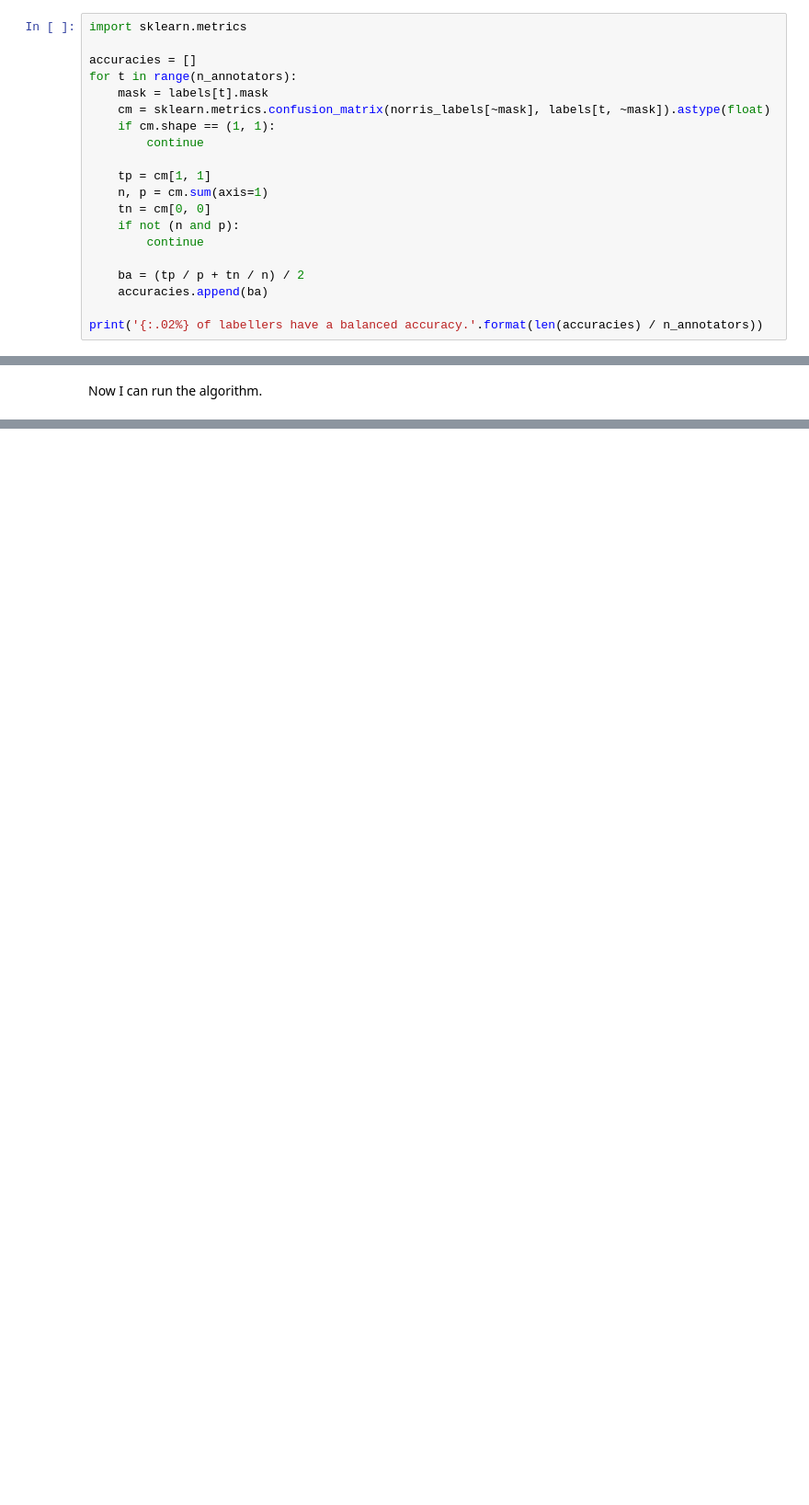
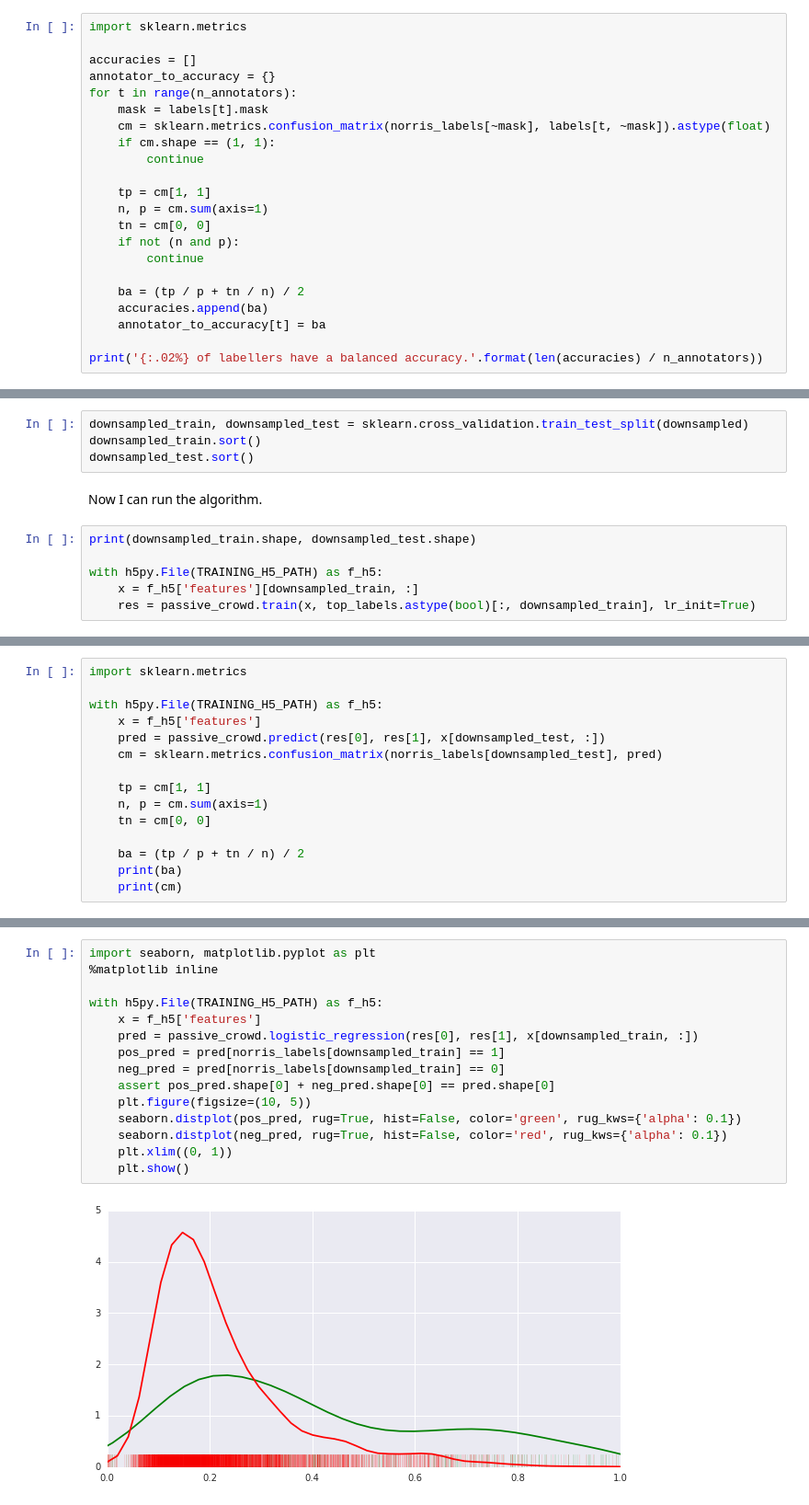
Before and after one commit to chengsoonong/crowdastro, a Jupyter notebook: notebooks/50_yan_rgz.ipynb, the cells around one changed output, grey strips where cells are left out. Shown at 92% size. Cells and saved outputs as stored; diff of their text form; blank space fills up the shorter version.

```diff
--- a/notebooks/50_yan_rgz.ipynb
+++ b/notebooks/50_yan_rgz.ipynb
@@ -118,6 +121,7 @@ What is the distribution of balanced accuracies for each annotator? Can we estim
 import sklearn.metrics
 
 accuracies = []
+annotator_to_accuracy = {}
 for t in range(n_annotators):
     mask = labels[t].mask
     cm = sklearn.metrics.confusion_matrix(norris_labels[~mask], labels[t, ~mask]).astype(float)
@@ -132,6 +136,7 @@ for t in range(n_annotators):
 
     ba = (tp / p + tn / n) / 2
     accuracies.append(ba)
+    annotator_to_accuracy[t] = ba
 
 print('{:.02%} of labellers have a balanced accuracy.'.format(len(accuracies) / n_annotators))
 # %% [output]
@@ -162,5 +217,15 @@ assert negatives.shape == non_negatives.shape
 
 downsampled = numpy.hstack([non_negatives, negatives])
 downsampled.sort()
+# %%
+downsampled_train, downsampled_test = sklearn.cross_validation.train_test_split(downsampled)
+downsampled_train.sort()
+downsampled_test.sort()
 # %% [markdown]
 Now I can run the algorithm.
+# %%
+print(downsampled_train.shape, downsampled_test.shape)
+
+with h5py.File(TRAINING_H5_PATH) as f_h5:
+    x = f_h5['features'][downsampled_train, :]
+    res = passive_crowd.train(x, top_labels.astype(bool)[:, downsampled_train], lr_init=True)
@@ -166,0 +234,15 @@ Now I can run the algorithm.
+# %%
+import sklearn.metrics
+
+with h5py.File(TRAINING_H5_PATH) as f_h5:
+    x = f_h5['features']
+    pred = passive_crowd.predict(res[0], res[1], x[downsampled_test, :])
+    cm = sklearn.metrics.confusion_matrix(norris_labels[downsampled_test], pred)
+
+    tp = cm[1, 1]
+    n, p = cm.sum(axis=1)
+    tn = cm[0, 0]
+
+    ba = (tp / p + tn / n) / 2
+    print(ba)
+    print(cm)
@@ -166,0 +253,17 @@ Now I can run the algorithm.
+# %%
+import seaborn, matplotlib.pyplot as plt
+%matplotlib inline
+
+with h5py.File(TRAINING_H5_PATH) as f_h5:
+    x = f_h5['features']
+    pred = passive_crowd.logistic_regression(res[0], res[1], x[downsampled_train, :])
+    pos_pred = pred[norris_labels[downsampled_train] == 1]
+    neg_pred = pred[norris_labels[downsampled_train] == 0]
+    assert pos_pred.shape[0] + neg_pred.shape[0] == pred.shape[0]
+    plt.figure(figsize=(10, 5))
+    seaborn.distplot(pos_pred, rug=True, hist=False, color='green', rug_kws={'alpha': 0.1})
+    seaborn.distplot(neg_pred, rug=True, hist=False, color='red', rug_kws={'alpha': 0.1})
+    plt.xlim((0, 1))
+    plt.show()
+# %% [output]
+[figure, added]
```
Also changed, not shown: parts of 49 cells of this notebook, 3 other files.
